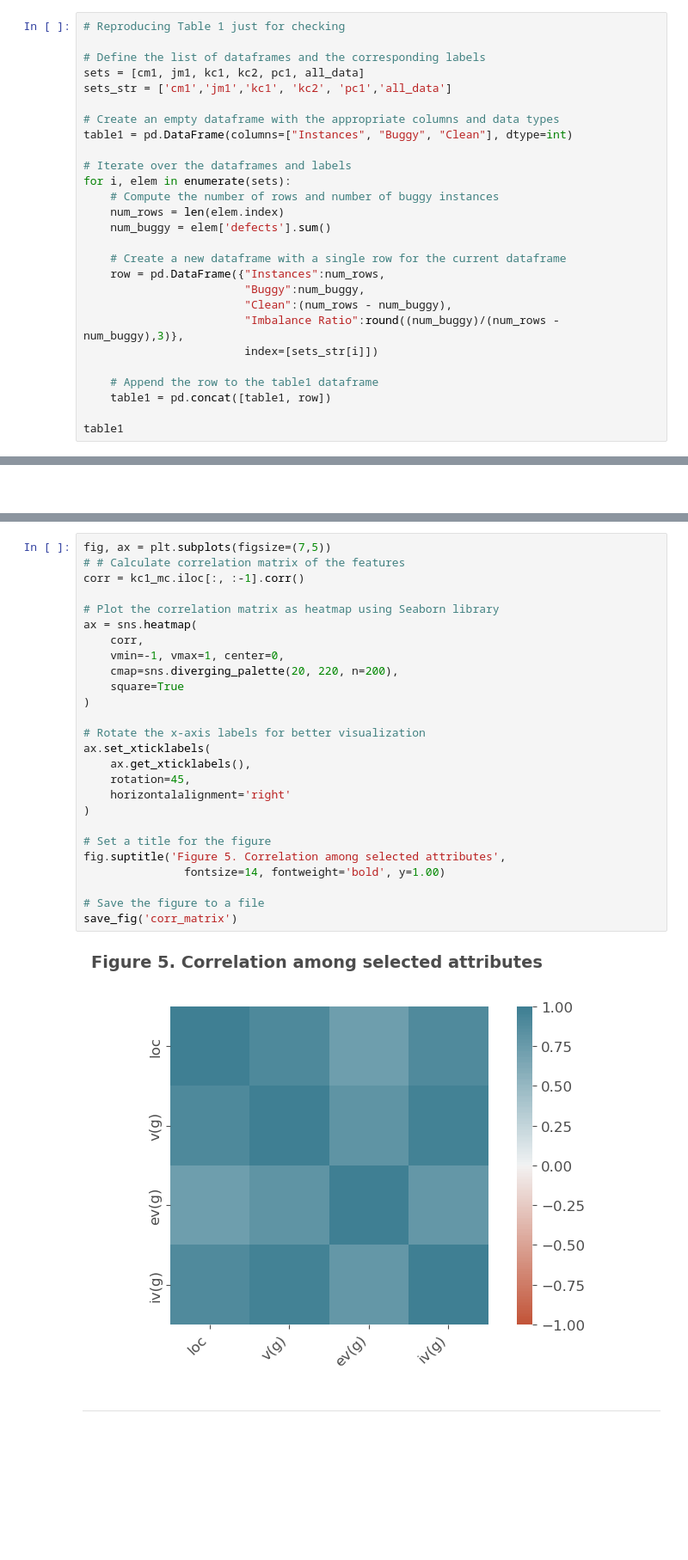
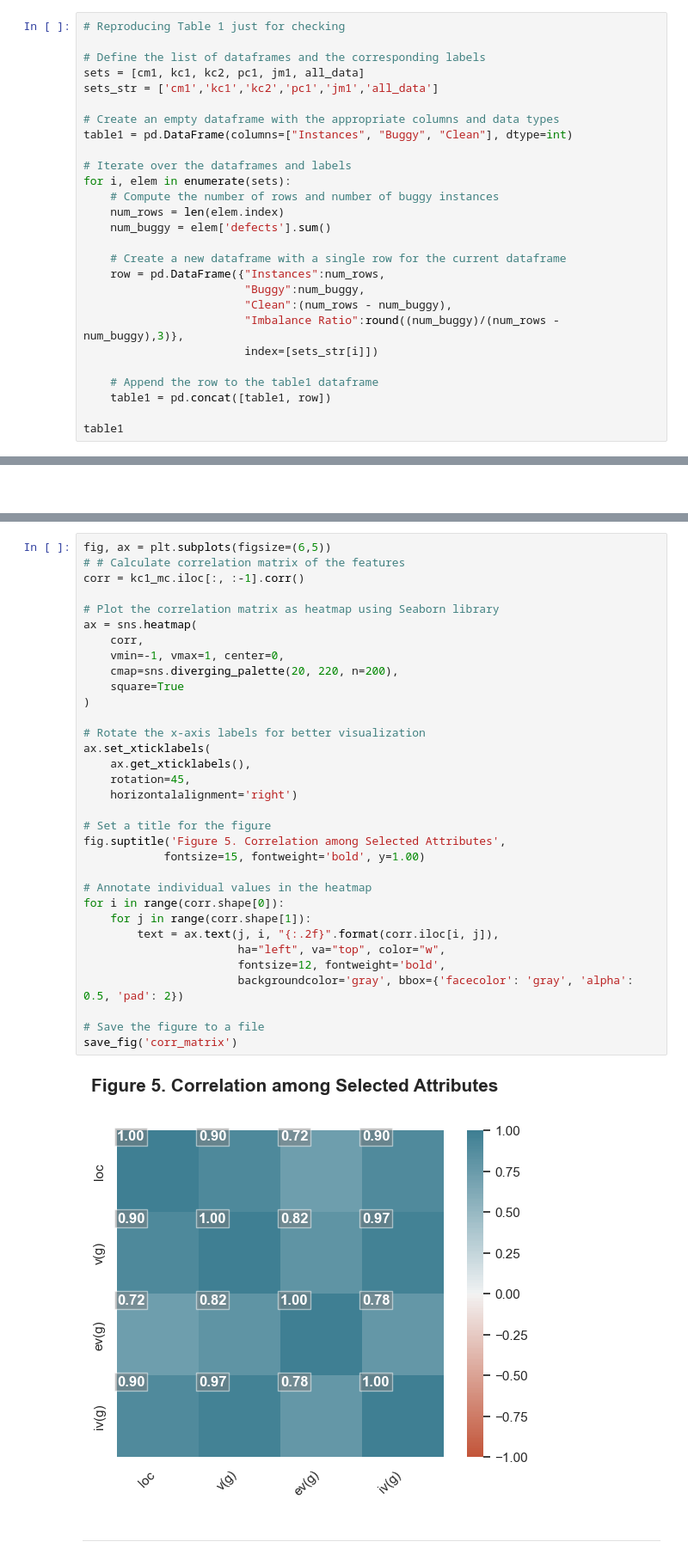
Before and after one commit to zurlog/MLDS_PR104, a Jupyter notebook: scripts/pr104.ipynb, the cells around one changed output, grey strips where cells are left out. Shown at 86% size. Cells and saved outputs as stored; diff of their text form; blank space fills up the shorter version.

```diff
--- a/scripts/pr104.ipynb
+++ b/scripts/pr104.ipynb
@@ -157,8 +160,8 @@ memory usage: 1.2 MB
 # Reproducing Table 1 just for checking
 
 # Define the list of dataframes and the corresponding labels
-sets = [cm1, jm1, kc1, kc2, pc1, all_data]
-sets_str = ['cm1','jm1','kc1', 'kc2', 'pc1','all_data']
+sets = [cm1, kc1, kc2, pc1, jm1, all_data]
+sets_str = ['cm1','kc1','kc2','pc1','jm1','all_data']
 
 # Create an empty dataframe with the appropriate columns and data types
 table1 = pd.DataFrame(columns=["Instances", "Buggy", "Clean"], dtype=int)
@@ -308,33 +311,40 @@ plt.show()
 # %% [output]
 [figure]
 # %%
-fig, ax = plt.subplots(figsize=(7,5))
+fig, ax = plt.subplots(figsize=(6,5))
 # # Calculate correlation matrix of the features
 corr = kc1_mc.iloc[:, :-1].corr()
 
 # Plot the correlation matrix as heatmap using Seaborn library
 ax = sns.heatmap(
     corr,
     vmin=-1, vmax=1, center=0,
     cmap=sns.diverging_palette(20, 220, n=200),
     square=True
 )
 
 # Rotate the x-axis labels for better visualization
 ax.set_xticklabels(
     ax.get_xticklabels(),
     rotation=45,
-    horizontalalignment='right'
-)
+    horizontalalignment='right')
 
 # Set a title for the figure
-fig.suptitle('Figure 5. Correlation among selected attributes',
-               fontsize=14, fontweight='bold', y=1.00)
+fig.suptitle('Figure 5. Correlation among Selected Attributes',
+            fontsize=15, fontweight='bold', y=1.00)
+
+# Annotate individual values in the heatmap
+for i in range(corr.shape[0]):
+    for j in range(corr.shape[1]):
+        text = ax.text(j, i, "{:.2f}".format(corr.iloc[i, j]),
+                       ha="left", va="top", color="w",
+                       fontsize=12, fontweight='bold',
+                       backgroundcolor='gray', bbox={'facecolor': 'gray', 'alpha': 0.5, 'pad': 2})
 
 # Save the figure to a file
 save_fig('corr_matrix')
 # %% [output]
-[figure, old version]
+[figure, new version]
 # %% [markdown]
 ***
 # %% [markdown]
```
Also changed, not shown: parts of 64 cells of this notebook, 39 other files.
